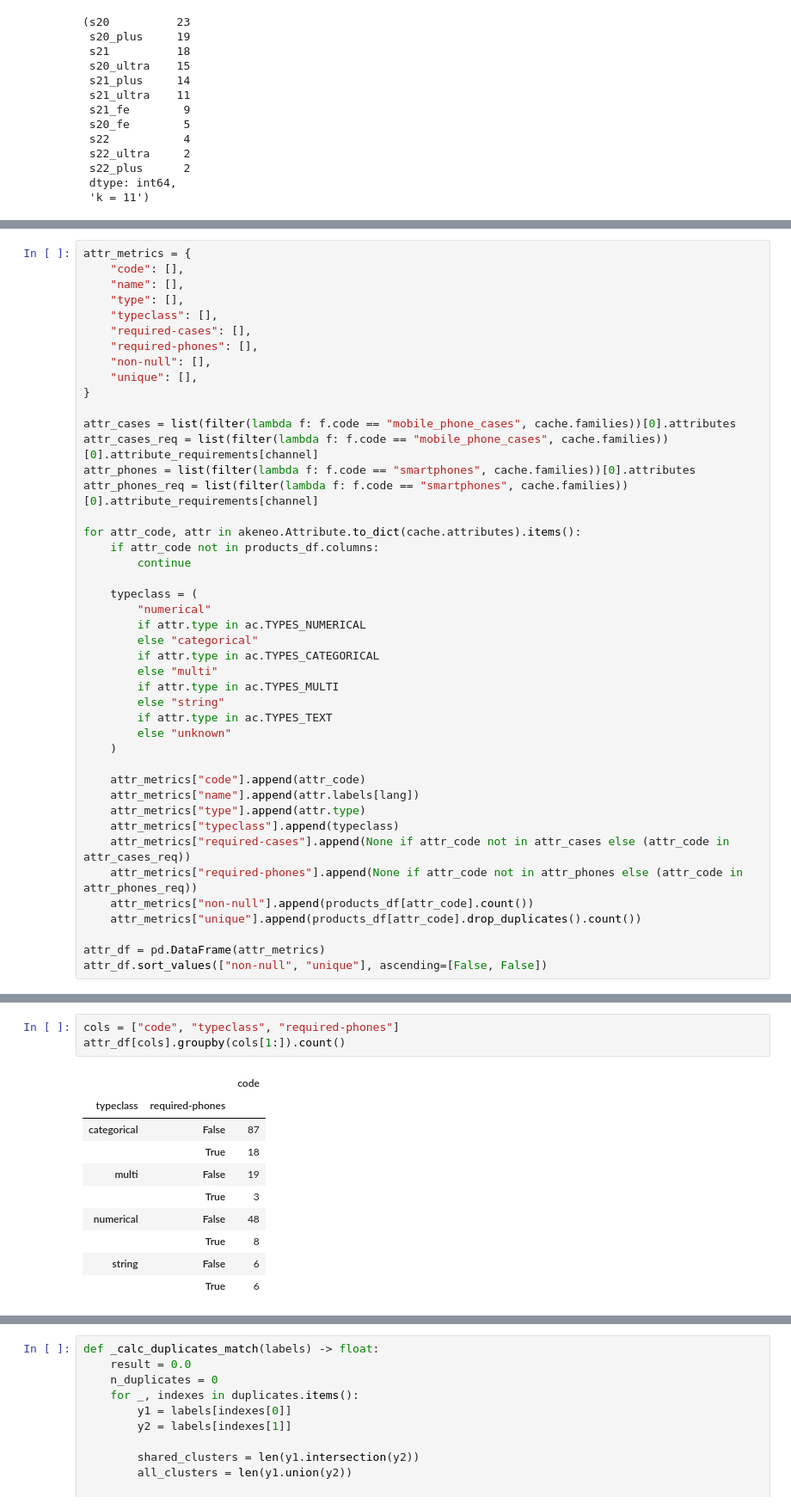
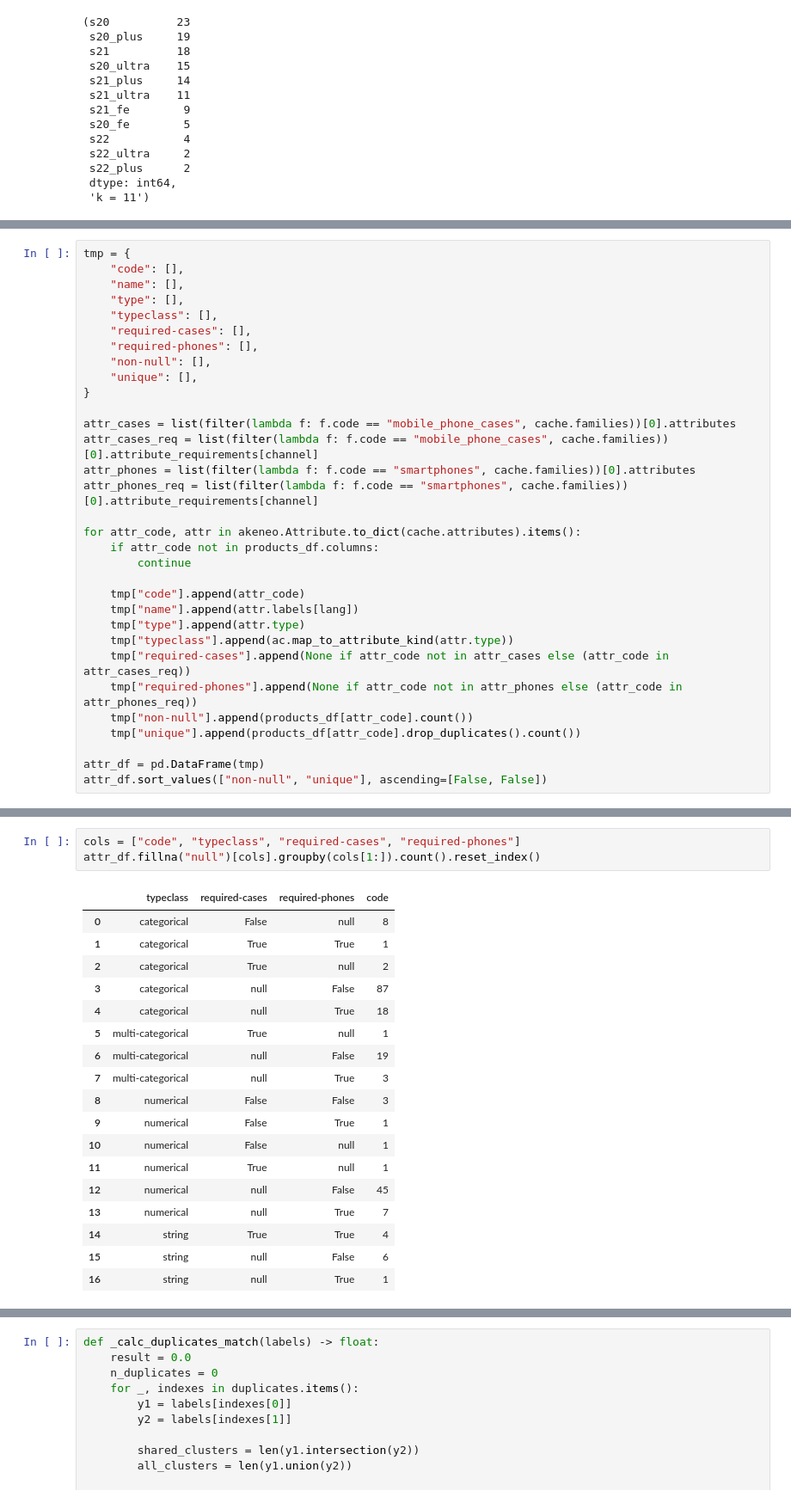
Before and after one commit to hd-code/ma-product-clustering, a Jupyter notebook: cluster-analysis/notebooks/clustering/3-both.ipynb, the cells around one changed output, grey strips where cells are left out. Shown at 86% size. Cells and saved outputs as stored; diff of their text form.

```diff
--- a/cluster-analysis/notebooks/clustering/3-both.ipynb
+++ b/cluster-analysis/notebooks/clustering/3-both.ipynb
@@ -123,5 +119,5 @@ pd.Series(labels_models_shared).value_counts(), f"k = {k_models_shared}"
 # %%
-attr_metrics = {
+tmp = {
     "code": [],
     "name": [],
     "type": [],
@@ -141,28 +137,16 @@ for attr_code, attr in akeneo.Attribute.to_dict(cache.attributes).items():
     if attr_code not in products_df.columns:
         continue
 
-    typeclass = (
-        "numerical"
-        if attr.type in ac.TYPES_NUMERICAL
-        else "categorical"
-        if attr.type in ac.TYPES_CATEGORICAL
-        else "multi"
-        if attr.type in ac.TYPES_MULTI
-        else "string"
-        if attr.type in ac.TYPES_TEXT
-        else "unknown"
-    )
+    tmp["code"].append(attr_code)
+    tmp["name"].append(attr.labels[lang])
+    tmp["type"].append(attr.type)
+    tmp["typeclass"].append(ac.map_to_attribute_kind(attr.type))
+    tmp["required-cases"].append(None if attr_code not in attr_cases else (attr_code in attr_cases_req))
+    tmp["required-phones"].append(None if attr_code not in attr_phones else (attr_code in attr_phones_req))
+    tmp["non-null"].append(products_df[attr_code].count())
+    tmp["unique"].append(products_df[attr_code].drop_duplicates().count())
 
-    attr_metrics["code"].append(attr_code)
-    attr_metrics["name"].append(attr.labels[lang])
-    attr_metrics["type"].append(attr.type)
-    attr_metrics["typeclass"].append(typeclass)
-    attr_metrics["required-cases"].append(None if attr_code not in attr_cases else (attr_code in attr_cases_req))
-    attr_metrics["required-phones"].append(None if attr_code not in attr_phones else (attr_code in attr_phones_req))
-    attr_metrics["non-null"].append(products_df[attr_code].count())
-    attr_metrics["unique"].append(products_df[attr_code].drop_duplicates().count())
-
-attr_df = pd.DataFrame(attr_metrics)
+attr_df = pd.DataFrame(tmp)
 attr_df.sort_values(["non-null", "unique"], ascending=[False, False])
 # %% [output]
 |  | code | name | type | typeclass | required-cases | required-phones | non-null | unique |
@@ -179,19 +163,27 @@ attr_df.sort_values(["non-null", "unique"], ascending=[False, False])
 | 198 | icecat_9689 | Number of card pockets | AttributeType.NUMBER | numerical | False | None | 1 | 1 |
 208 rows × 8 columns
 # %%
-cols = ["code", "typeclass", "required-phones"]
-attr_df[cols].groupby(cols[1:]).count()
+cols = ["code", "typeclass", "required-cases", "required-phones"]
+attr_df.fillna("null")[cols].groupby(cols[1:]).count().reset_index()
 # %% [output]
-|  |  | code |
-| typeclass | required-phones |  |
-| categorical | False | 87 |
-|  | True | 18 |
-| multi | False | 19 |
-|  | True | 3 |
-| numerical | False | 48 |
-|  | True | 8 |
-| string | False | 6 |
-|  | True | 6 |
+|  | typeclass | required-cases | required-phones | code |
+| 0 | categorical | False | null | 8 |
+| 1 | categorical | True | True | 1 |
+| 2 | categorical | True | null | 2 |
+| 3 | categorical | null | False | 87 |
+| 4 | categorical | null | True | 18 |
+| 5 | multi-categorical | True | null | 1 |
+| 6 | multi-categorical | null | False | 19 |
+| 7 | multi-categorical | null | True | 3 |
+| 8 | numerical | False | False | 3 |
+| 9 | numerical | False | True | 1 |
+| 10 | numerical | False | null | 1 |
+| 11 | numerical | True | null | 1 |
+| 12 | numerical | null | False | 45 |
+| 13 | numerical | null | True | 7 |
+| 14 | string | True | True | 4 |
+| 15 | string | null | False | 6 |
+| 16 | string | null | True | 1 |
 # %%
 attr_shared_df = attr_df[
     ~attr_df["required-cases"].isna() &
```
Also changed, not shown: parts of 30 cells of this notebook, 9 other files.
